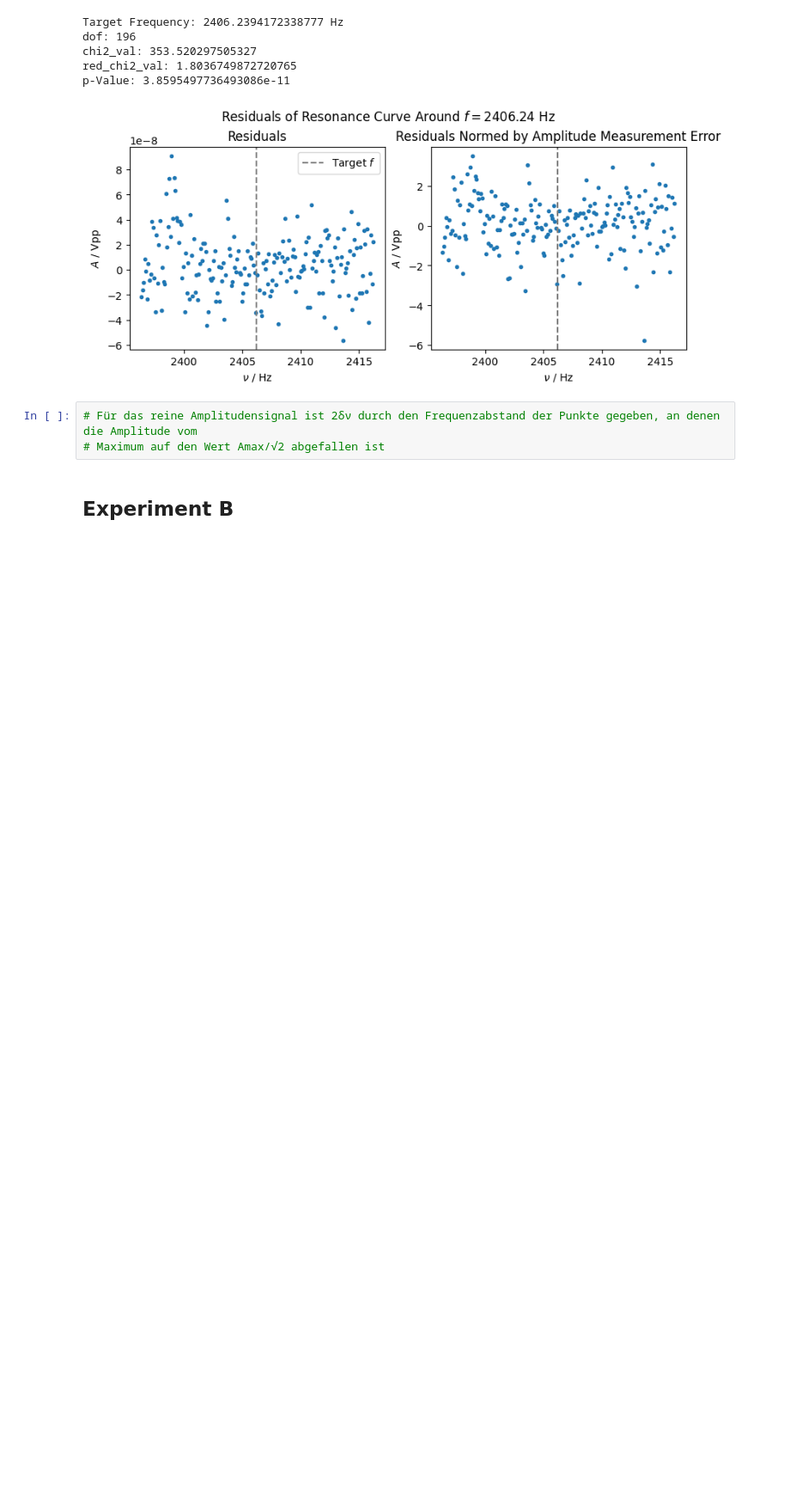
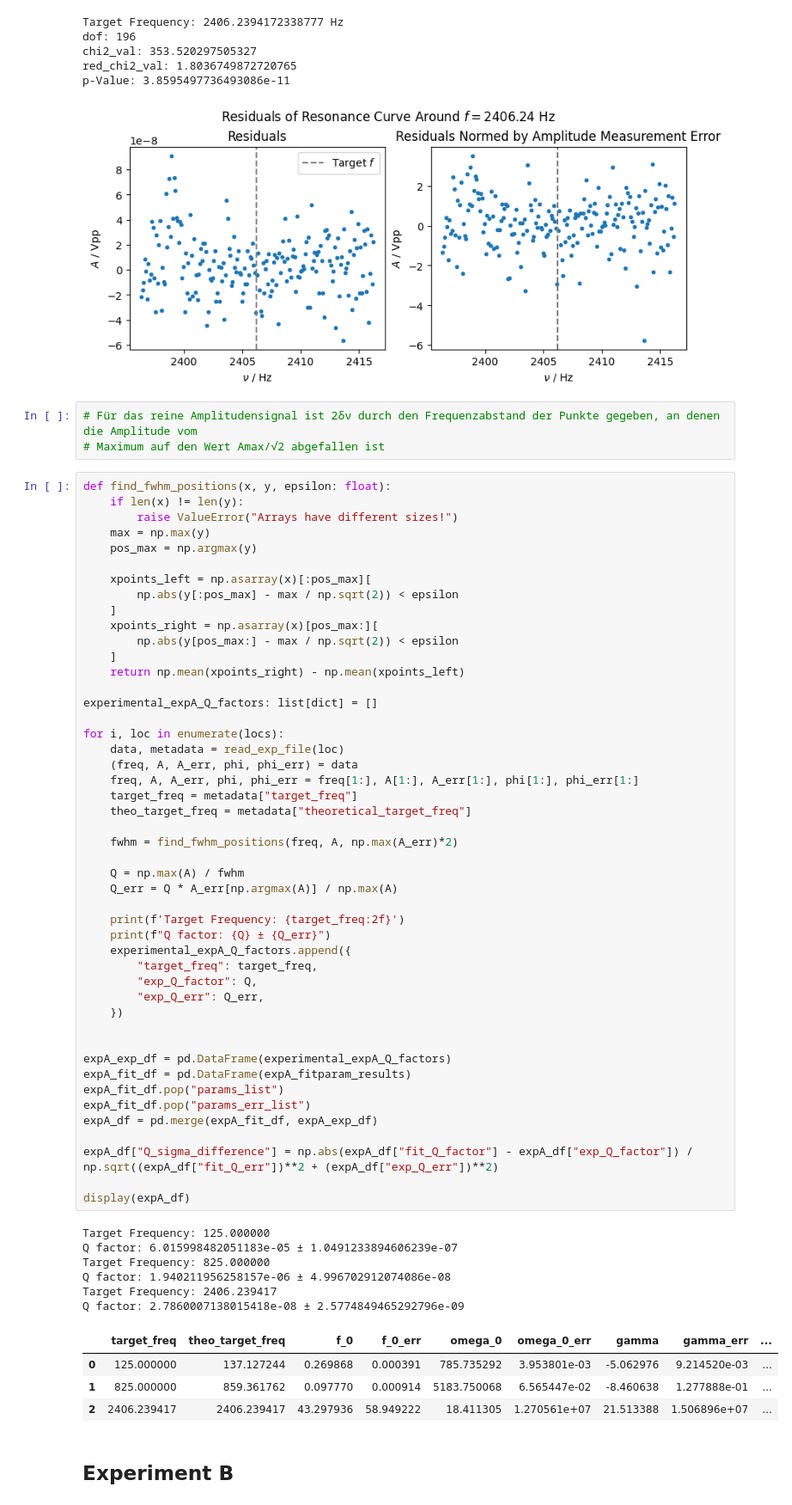
Before and after one commit to Just-Neptun/FP, a Jupyter notebook: F75 Computers and Data/Data_Analysis/analysis.ipynb, the cells around one changed output. Shown at 86% size. Saved outputs shown, nothing was run; the diff lists cells and outputs as text; blank space fills up the shorter version.

```diff
--- a/F75 Computers and Data/Data_Analysis/analysis.ipynb
+++ b/F75 Computers and Data/Data_Analysis/analysis.ipynb
@@ -280,6 +282,64 @@ p-Value: 3.8595497736493086e-11
 # %%
 # Für das reine Amplitudensignal ist 2δν durch den Frequenzabstand der Punkte gegeben, an denen die Amplitude vom
 # Maximum auf den Wert Amax/√2 abgefallen ist
+# %%
+def find_fwhm_positions(x, y, epsilon: float):
+    if len(x) != len(y):
+        raise ValueError("Arrays have different sizes!")
+    max = np.max(y)
+    pos_max = np.argmax(y)
+
+    xpoints_left = np.asarray(x)[:pos_max][
+        np.abs(y[:pos_max] - max / np.sqrt(2)) < epsilon
+    ]
+    xpoints_right = np.asarray(x)[pos_max:][
+        np.abs(y[pos_max:] - max / np.sqrt(2)) < epsilon
+    ]
+    return np.mean(xpoints_right) - np.mean(xpoints_left)
+
+experimental_expA_Q_factors: list[dict] = []
+
+for i, loc in enumerate(locs):
+    data, metadata = read_exp_file(loc)
+    (freq, A, A_err, phi, phi_err) = data
+    freq, A, A_err, phi, phi_err = freq[1:], A[1:], A_err[1:], phi[1:], phi_err[1:]
+    target_freq = metadata["target_freq"]
+    theo_target_freq = metadata["theoretical_target_freq"]
+
+    fwhm = find_fwhm_positions(freq, A, np.max(A_err)*2)
+
+    Q = np.max(A) / fwhm
+    Q_err = Q * A_err[np.argmax(A)] / np.max(A)
+
+    print(f'Target Frequency: {target_freq:2f}')
+    print(f"Q factor: {Q} ± {Q_err}")
+    experimental_expA_Q_factors.append({
+        "target_freq": target_freq,
+        "exp_Q_factor": Q,
+        "exp_Q_err": Q_err,
+    })
+
+
+expA_exp_df = pd.DataFrame(experimental_expA_Q_factors)
+expA_fit_df = pd.DataFrame(expA_fitparam_results)
+expA_fit_df.pop("params_list")
+expA_fit_df.pop("params_err_list")
+expA_df = pd.merge(expA_fit_df, expA_exp_df)
+
+expA_df["Q_sigma_difference"] = np.abs(expA_df["fit_Q_factor"] - expA_df["exp_Q_factor"]) / np.sqrt((expA_df["fit_Q_err"])**2 + (expA_df["exp_Q_err"])**2)
+
+display(expA_df)
+# %% [output]
+Target Frequency: 125.000000
+Q factor: 6.015998482051183e-05 ± 1.0491233894606239e-07
+Target Frequency: 825.000000
+Q factor: 1.940211956258157e-06 ± 4.996702912074086e-08
+Target Frequency: 2406.239417
+Q factor: 2.7860007138015418e-08 ± 2.5774849465292796e-09
+|  | target_freq | theo_target_freq | f_0 | f_0_err | omega_0 | omega_0_err | gamma | gamma_err | ... |
+| 0 | 125.000000 | 137.127244 | 0.269868 | 0.000391 | 785.735292 | 3.953801e-03 | -5.062976 | 9.214520e-03 | ... |
+| 1 | 825.000000 | 859.361762 | 0.097770 | 0.000914 | 5183.750068 | 6.565447e-02 | -8.460638 | 1.277888e-01 | ... |
+| 2 | 2406.239417 | 2406.239417 | 43.297936 | 58.949222 | 18.411305 | 1.270561e+07 | 21.513388 | 1.506896e+07 | ... |
 # %% [markdown]
 ## **Experiment B**
 # %%
```
Also changed, not shown: parts of 3 cells of this notebook.
